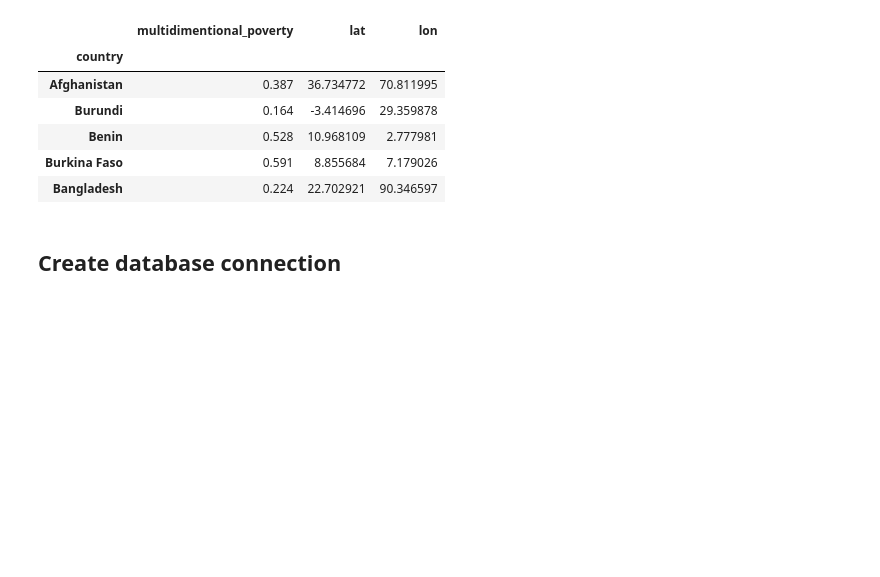
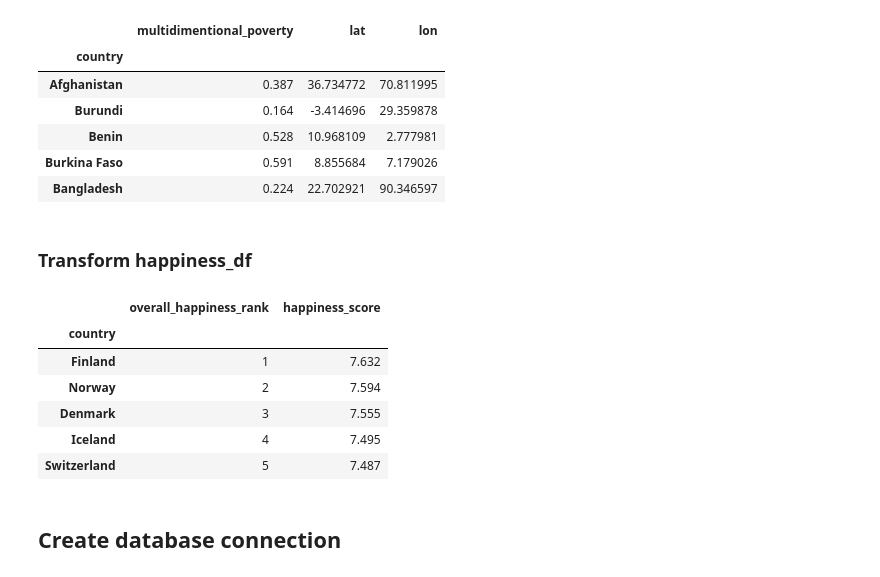
Before and after one commit to JohnnyYoo82/ETL-Project, a Jupyter notebook: final_etl.ipynb, the cells around one changed output. Drawn from its saved outputs; the diff is of its cells as text; code cells hidden in the pictures; blank space fills up the shorter version.

```diff
--- a/final_etl.ipynb
+++ b/final_etl.ipynb
@@ -159,3 +195,5 @@ new_location_data_df.head()
 | Benin | 0.528 | 10.968109 | 2.777981 |
 | Burkina Faso | 0.591 | 8.855684 | 7.179026 |
 | Bangladesh | 0.224 | 22.702921 | 90.346597 |
+# %% [markdown]
+### Transform happiness_df
@@ -162,3 +208,23 @@ new_location_data_df.head()
+# %%
+# Rename the column headers
+happiness_df = happiness_df.rename(columns={"Country/Region": "country",
+                        "Overall Rank": "overall_happiness_rank",
+                        "Score": "happiness_score"
+                       })
+
+# Clean the data by setting the index
+happiness_df.set_index("country", inplace=True)
+
+
+happiness_df.head()
+# %% [output]
+|  | overall_happiness_rank | happiness_score |
+| country |  |  |
+| Finland | 1 | 7.632 |
+| Norway | 2 | 7.594 |
+| Denmark | 3 | 7.555 |
+| Iceland | 4 | 7.495 |
+| Switzerland | 5 | 7.487 |
 # %% [markdown]
 ## Create database connection
 # %%
```
Also changed, not shown: parts of 8 cells of this notebook, 4 other files.
